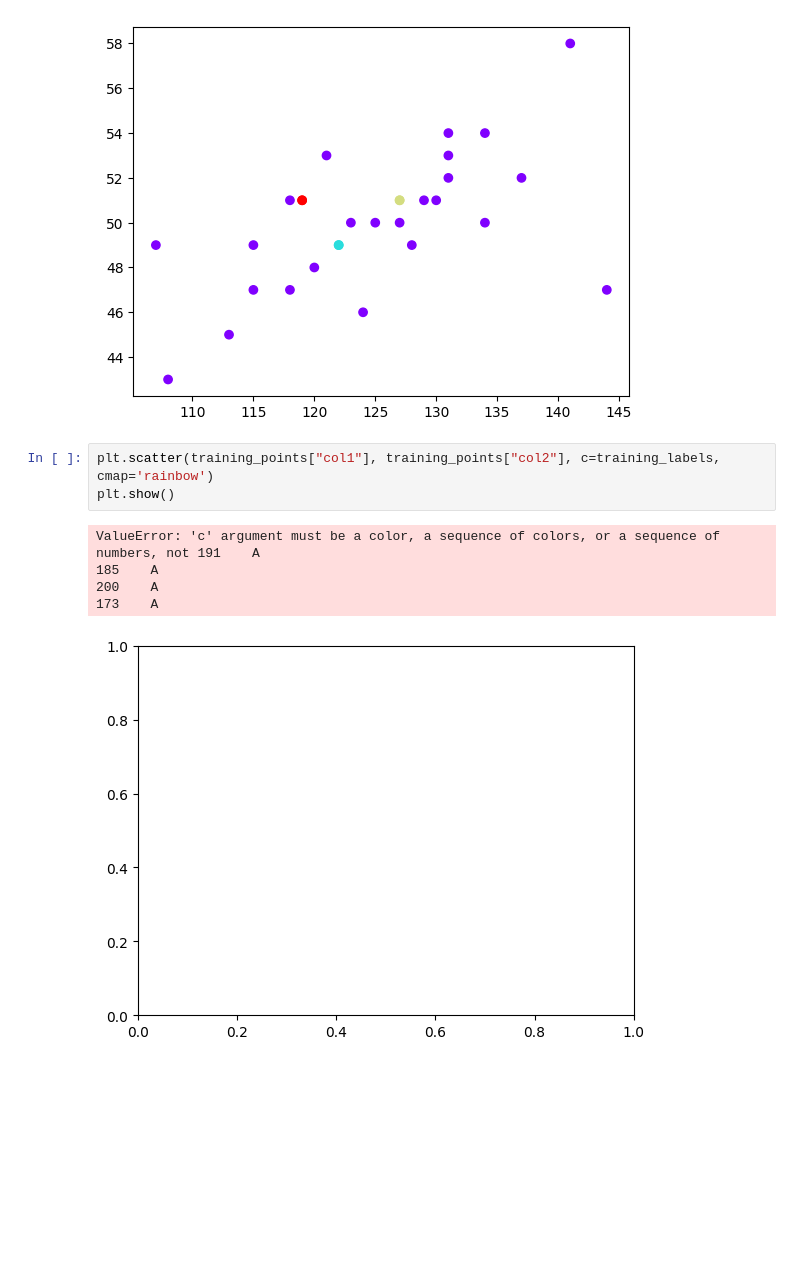
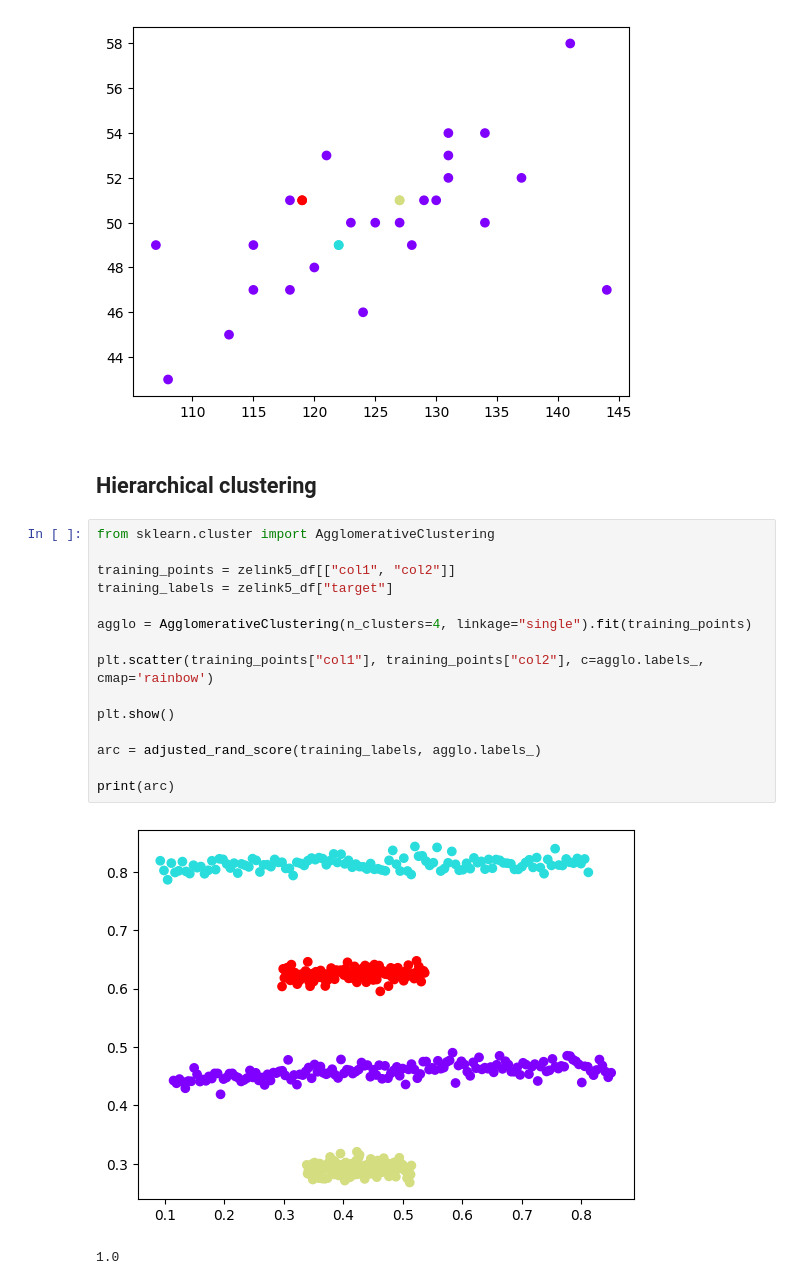
Before and after one commit to Park-HY-00/BAV, a Jupyter notebook: week8-hw.ipynb, the cells around one changed output. Drawn from its saved outputs; the diff is of its cells as text; blank space fills up the shorter version.

```diff
--- a/week8-hw.ipynb
+++ b/week8-hw.ipynb
@@ -290,12 +290,23 @@ plt.show()
 2
 0.02004581901489118
 [figure]
-# %%
-plt.scatter(training_points["col1"], training_points["col2"], c=training_labels, cmap='rainbow')
-plt.show()
-# %% [output]
-ValueError: 'c' argument must be a color, a sequence of colors, or a sequence of numbers, not 191    A
-185    A
-200    A
-173    A
-[figure, removed]
+# %% [markdown]
+## Hierarchical clustering
+# %%
+from sklearn.cluster import AgglomerativeClustering
+
+training_points = zelink5_df[["col1", "col2"]]
+training_labels = zelink5_df["target"]
+
+agglo = AgglomerativeClustering(n_clusters=4, linkage="single").fit(training_points)
+
+plt.scatter(training_points["col1"], training_points["col2"], c=agglo.labels_, cmap='rainbow')
+
+plt.show()
+
+arc = adjusted_rand_score(training_labels, agglo.labels_)
+
+print(arc)
+# %% [output]
+[figure, added]
+1.0
```
Also changed, not shown: parts of 3 cells of this notebook.
